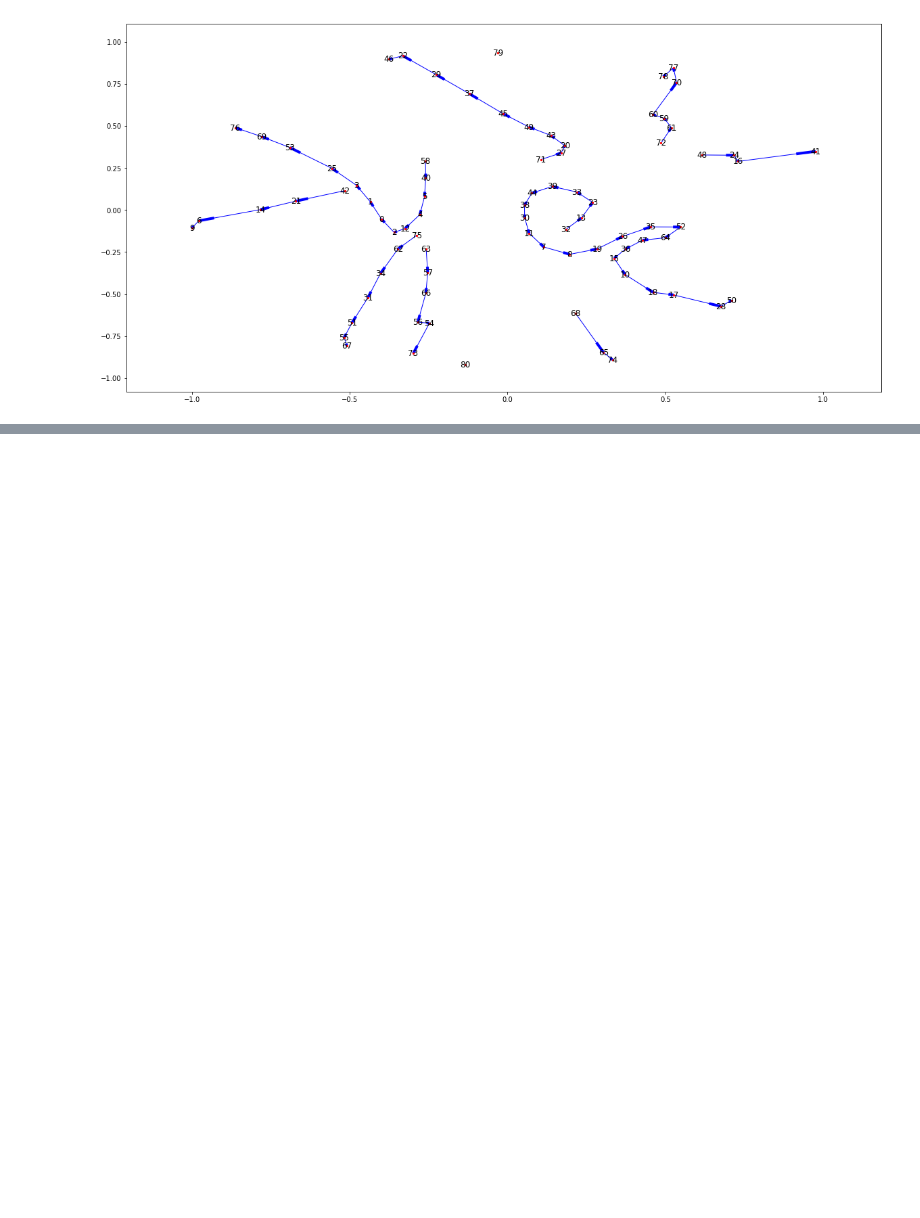
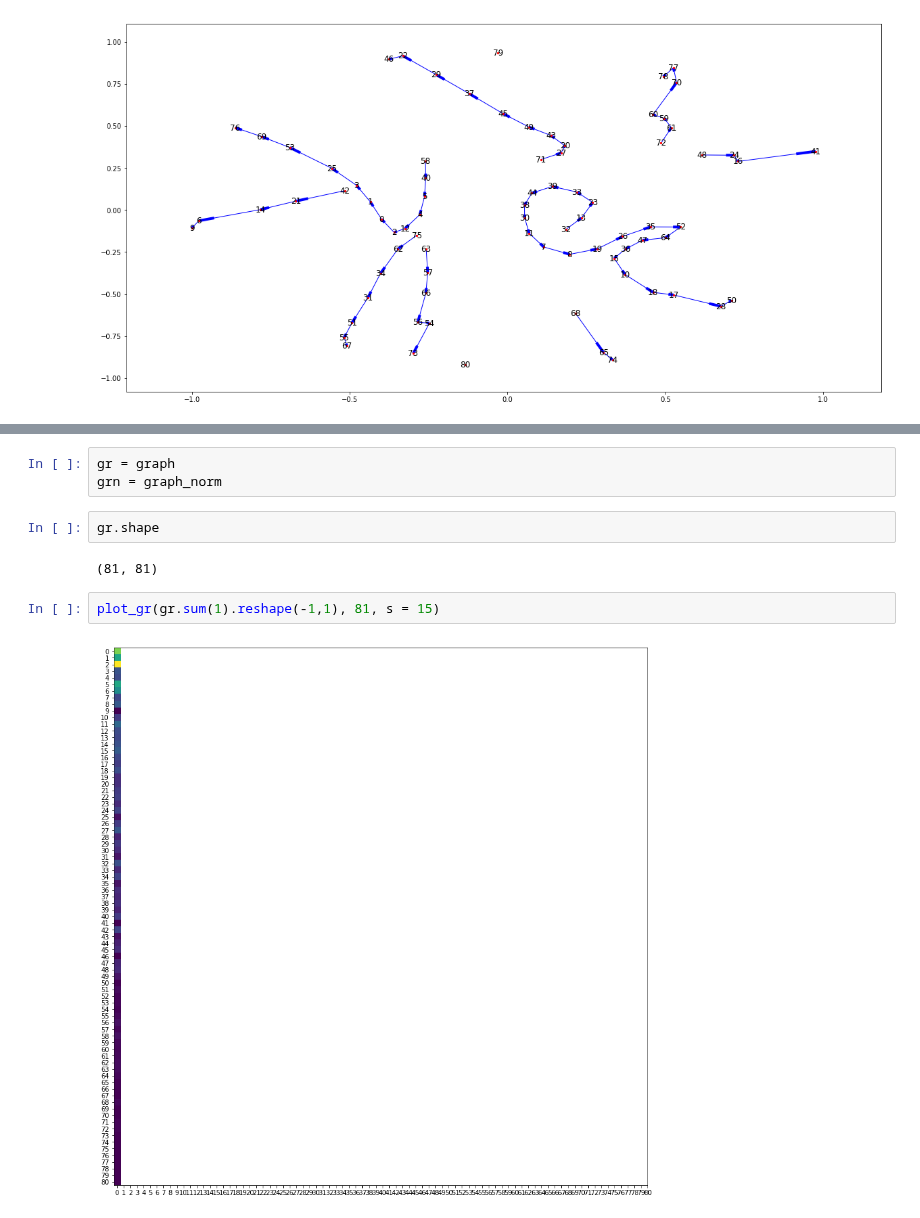
Before and after one commit to rykachevskiy/CRISPR, a Jupyter notebook: hierarcical-Saha.ipynb, the cells around one changed output, grey strips where cells are left out. Cells and saved outputs as stored; diff of their text form; blank space fills up the shorter version.

```diff
--- a/hierarcical-Saha.ipynb
+++ b/hierarcical-Saha.ipynb
@@ -262,0 +285,11 @@ TypeError: get_edge_data() missing 2 required positional arguments: 'u' and 'v'
+# %%
+gr = graph
+grn = graph_norm
+# %%
+gr.shape
+# %% [output]
+(81, 81)
+# %%
+plot_gr(gr.sum(1).reshape(-1,1), 81, s = 15)
+# %% [output]
+[figure, added]
```
Also changed, not shown: parts of 36 cells of this notebook, 3 other files.
